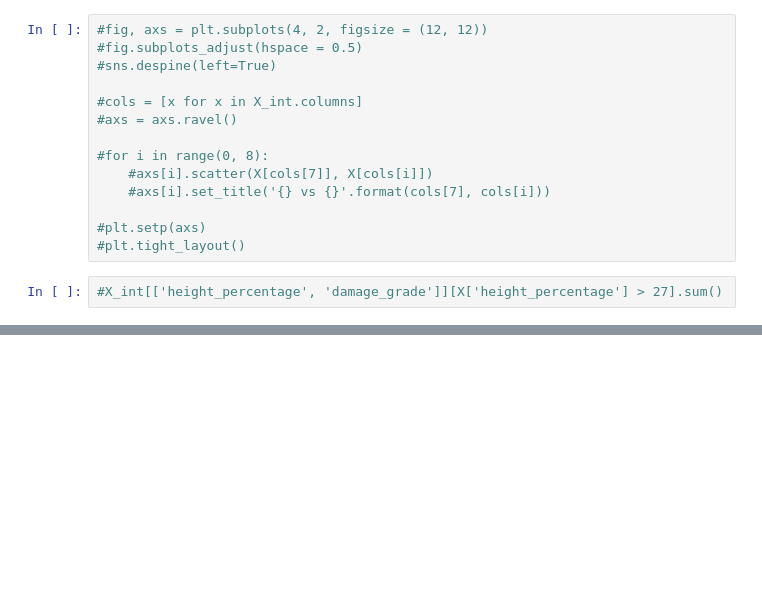
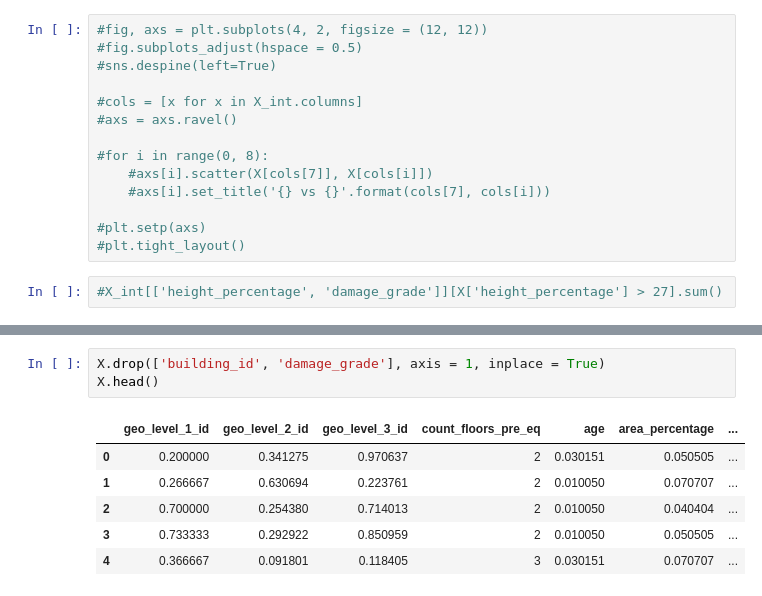
Before and after one commit to SAR2652/Richter-s-Predictor-Modeling-Earthquake-Damage, a Jupyter notebook: solution.ipynb, the cells around one changed output, grey strips where cells are left out. Cells and saved outputs as stored; diff of their text form; blank space fills up the shorter version.

```diff
--- a/solution.ipynb
+++ b/solution.ipynb
@@ -102,0 +123,10 @@ for col in ['age', 'geo_level_2_id', 'geo_level_3_id']:
+# %%
+X.drop(['building_id', 'damage_grade'], axis = 1, inplace = True)
+X.head()
+# %% [output]
+|  | geo_level_1_id | geo_level_2_id | geo_level_3_id | count_floors_pre_eq | age | area_percentage | ... |
+| 0 | 0.200000 | 0.341275 | 0.970637 | 2 | 0.030151 | 0.050505 | ... |
+| 1 | 0.266667 | 0.630694 | 0.223761 | 2 | 0.010050 | 0.070707 | ... |
+| 2 | 0.700000 | 0.254380 | 0.714013 | 2 | 0.010050 | 0.040404 | ... |
+| 3 | 0.733333 | 0.292922 | 0.850959 | 2 | 0.010050 | 0.050505 | ... |
+| 4 | 0.366667 | 0.091801 | 0.118405 | 3 | 0.030151 | 0.070707 | ... |
```
Also changed, not shown: parts of 22 cells of this notebook, 1 other file.
